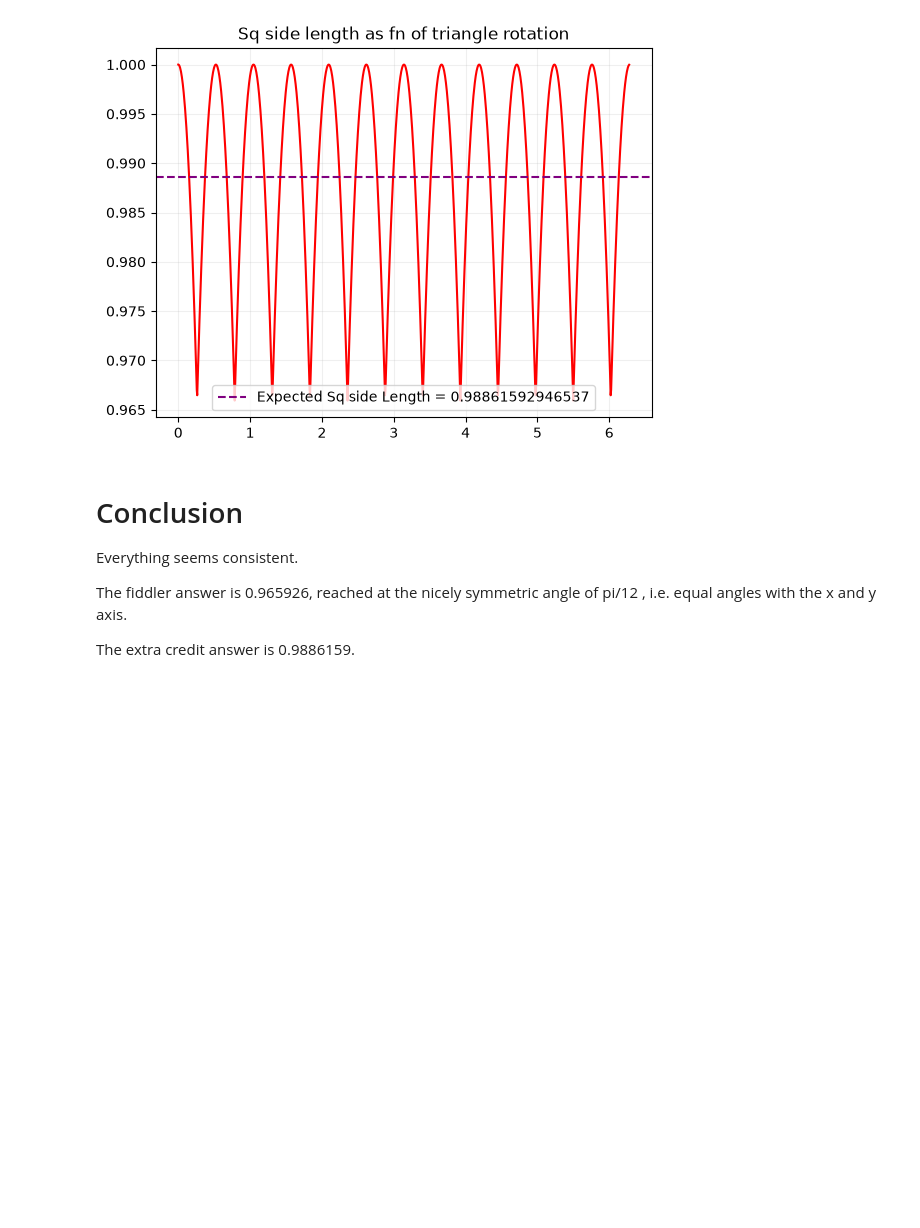
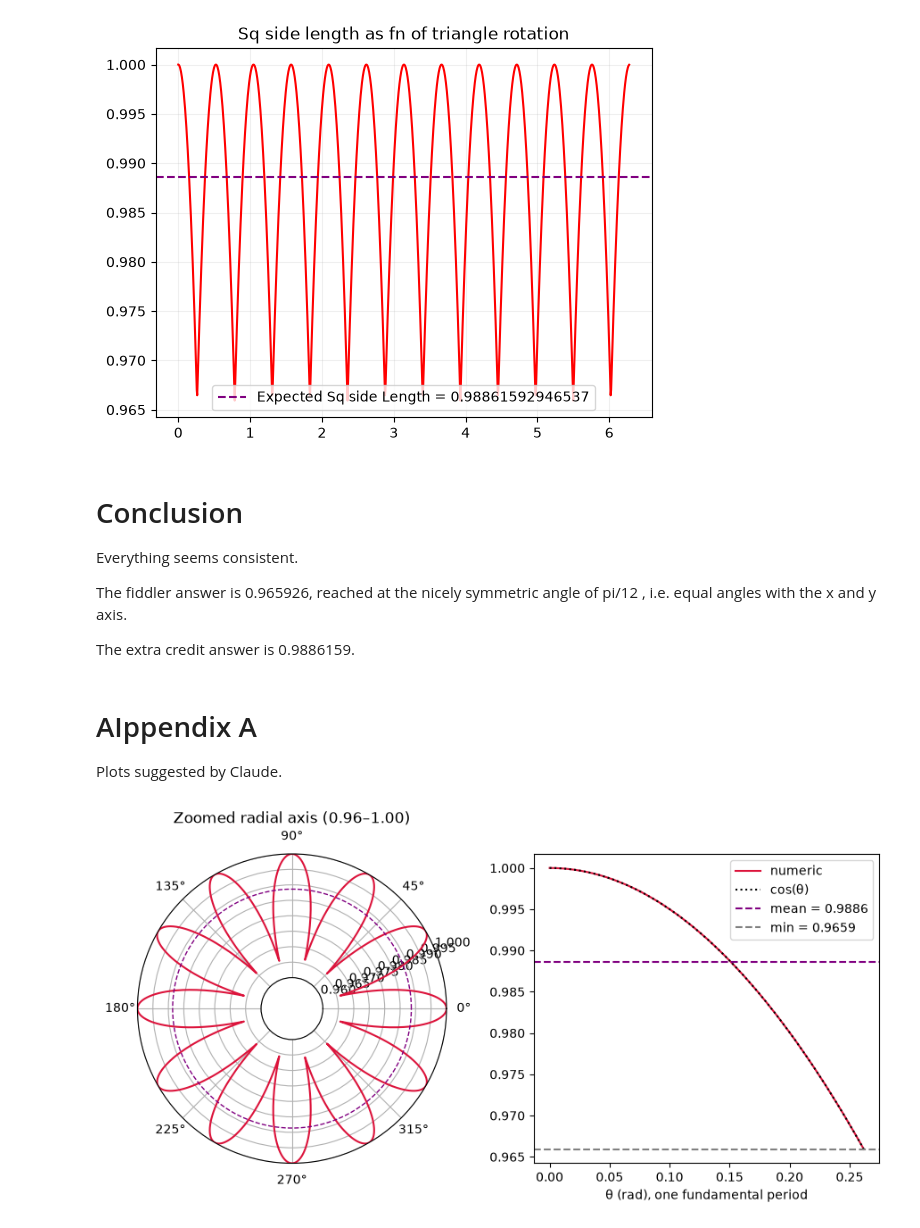
Before and after one commit to sgauria/Fiddler, a Jupyter notebook: Fiddler_2026_09_25.ipynb, the cells around one changed output. Drawn from its saved outputs; the diff is of its cells as text; code cells hidden in the pictures; blank space fills up the shorter version.

```diff
--- a/Fiddler_2026_09_25.ipynb
+++ b/Fiddler_2026_09_25.ipynb
@@ -111,3 +111,37 @@ Everything seems consistent.
 The fiddler answer is 0.965926, reached at the nicely symmetric angle of pi/12 , i.e. equal angles with the x and y axis.
 
 The extra credit answer is 0.9886159.
+# %% [markdown]
+# AIppendix A
+
+Plots suggested by Claude.
+# %%
+import numpy as np, matplotlib.pyplot as plt
+from math import pi
+
+th = np.linspace(0, 2*pi, 2000)
+s = np.array([square_side_len(t) for t in th])
+mean = 0.9886159294653707
+
+fig = plt.figure(figsize=(11, 4.5))
+
+# Left: zoomed polar
+ax = fig.add_subplot(121, projection="polar")
+ax.plot(th, s, color="crimson")
+ax.plot(th, np.full_like(th, mean), "--", color="purple", lw=1)
+ax.set_rlim(0.96, 1.0)
+ax.set_rorigin(0.95)
+ax.set_title("Zoomed radial axis (0.96–1.00)")
+
+# Right: one period with closed form
+ax2 = fig.add_subplot(122)
+t1 = np.linspace(0, pi/12, 300)
+ax2.plot(t1, [square_side_len(t) for t in t1], color="crimson", label="numeric")
+ax2.plot(t1, np.cos(t1), "k:", label="cos(θ)")
+ax2.axhline(mean, ls="--", color="purple", label=f"mean = {mean:.4f}")
+ax2.axhline(cos(pi/12), ls="--", color="gray", label=f"min = {cos(pi/12):.4f}")
+ax2.set_xlabel("θ (rad), one fundamental period")
+ax2.legend()
+plt.show()
+# %% [output]
+[figure, added]
```
Also changed, not shown: parts of 3 cells of this notebook, 1 other file.
